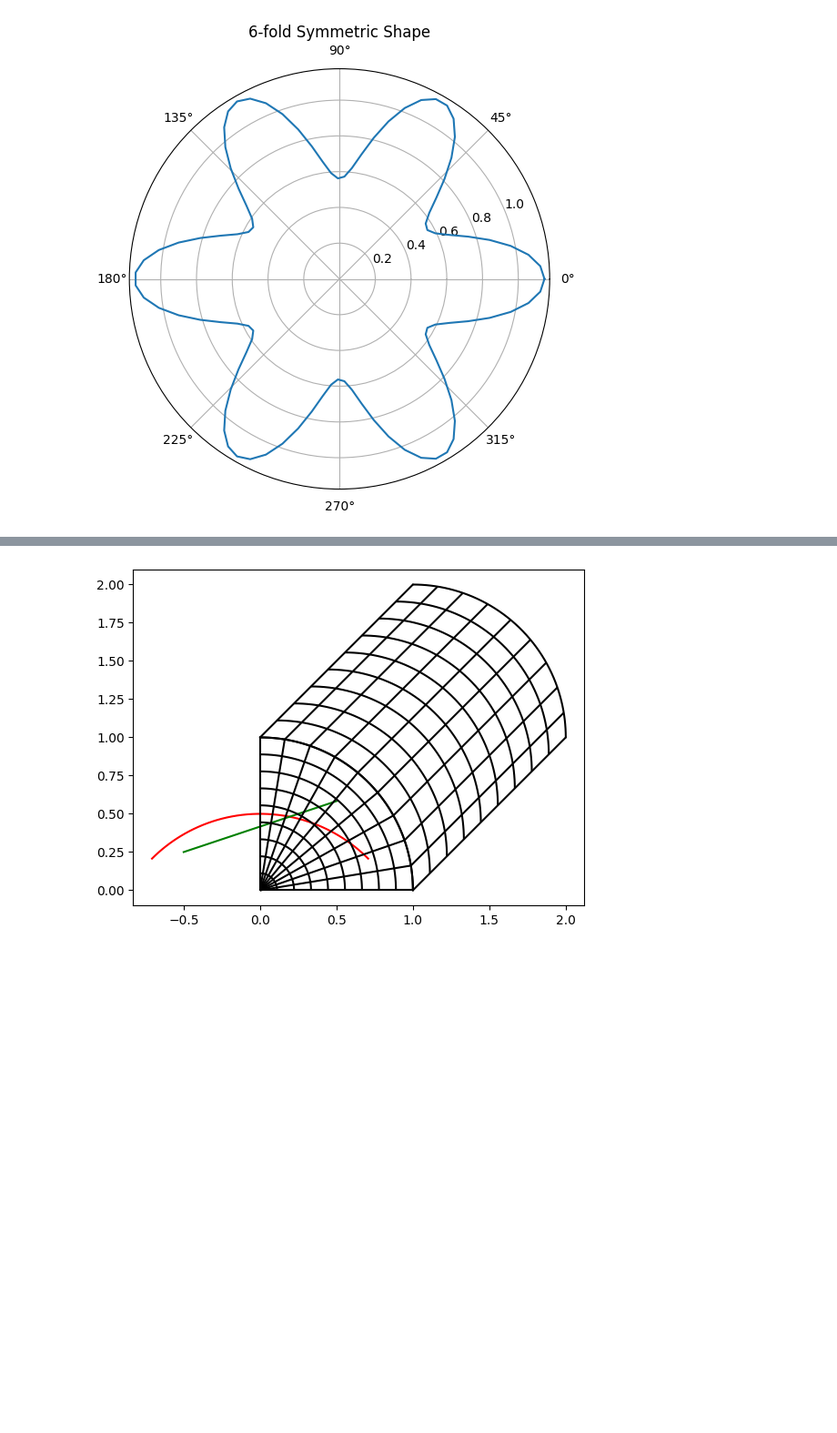
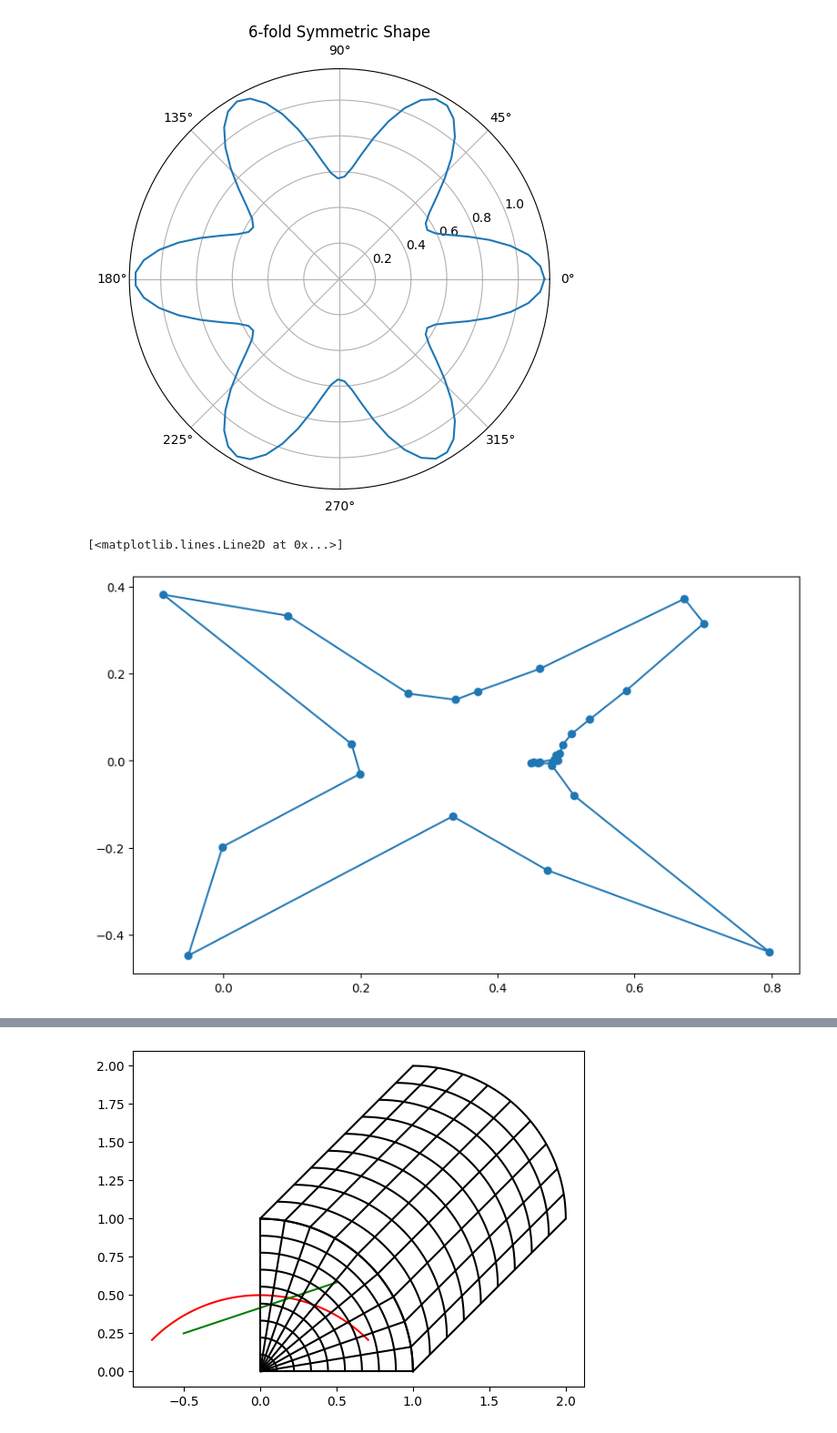
Before and after one commit to kevin866/pyiga, a Jupyter notebook: notebooks/nurbs_super.ipynb, the cells around one changed output, grey strips where cells are left out. Shown at 91% size. Saved outputs shown, nothing was run; the diff lists cells and outputs as text; code cells hidden in the pictures; blank space fills up the shorter version.

```diff
--- a/notebooks/nurbs_super.ipynb
+++ b/notebooks/nurbs_super.ipynb
@@ -34,0 +85,6 @@ plt.show()
+# %%
+plt.figure(figsize=(10, 6))
+plt.plot(ctlpts.transpose()[:, 0], ctlpts.transpose()[:, 1], 'o-', label='32x2 Data')
+# %% [output]
+[<matplotlib.lines.Line2D at 0x...>]
+[figure, added]
```
Also changed, not shown: parts of 10 cells of this notebook.
